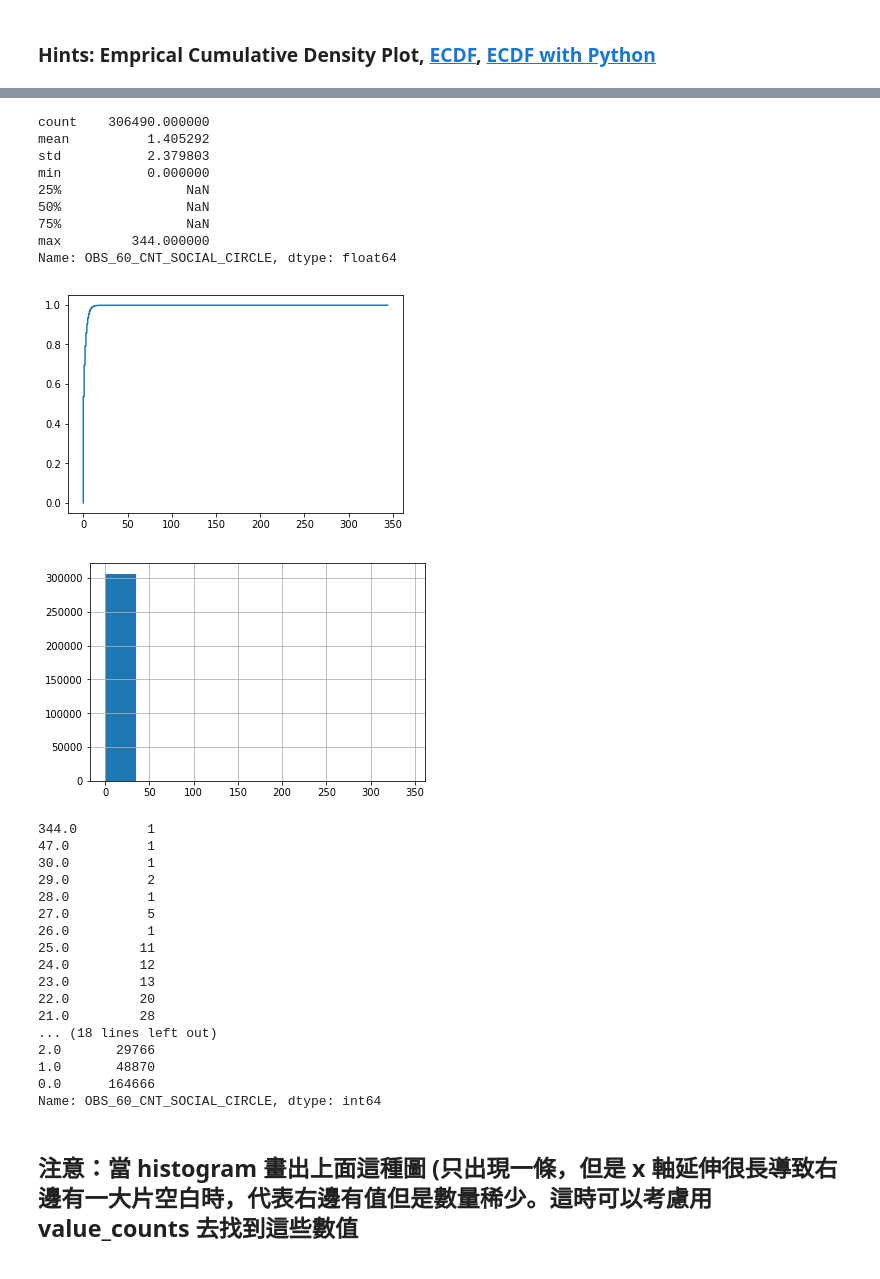
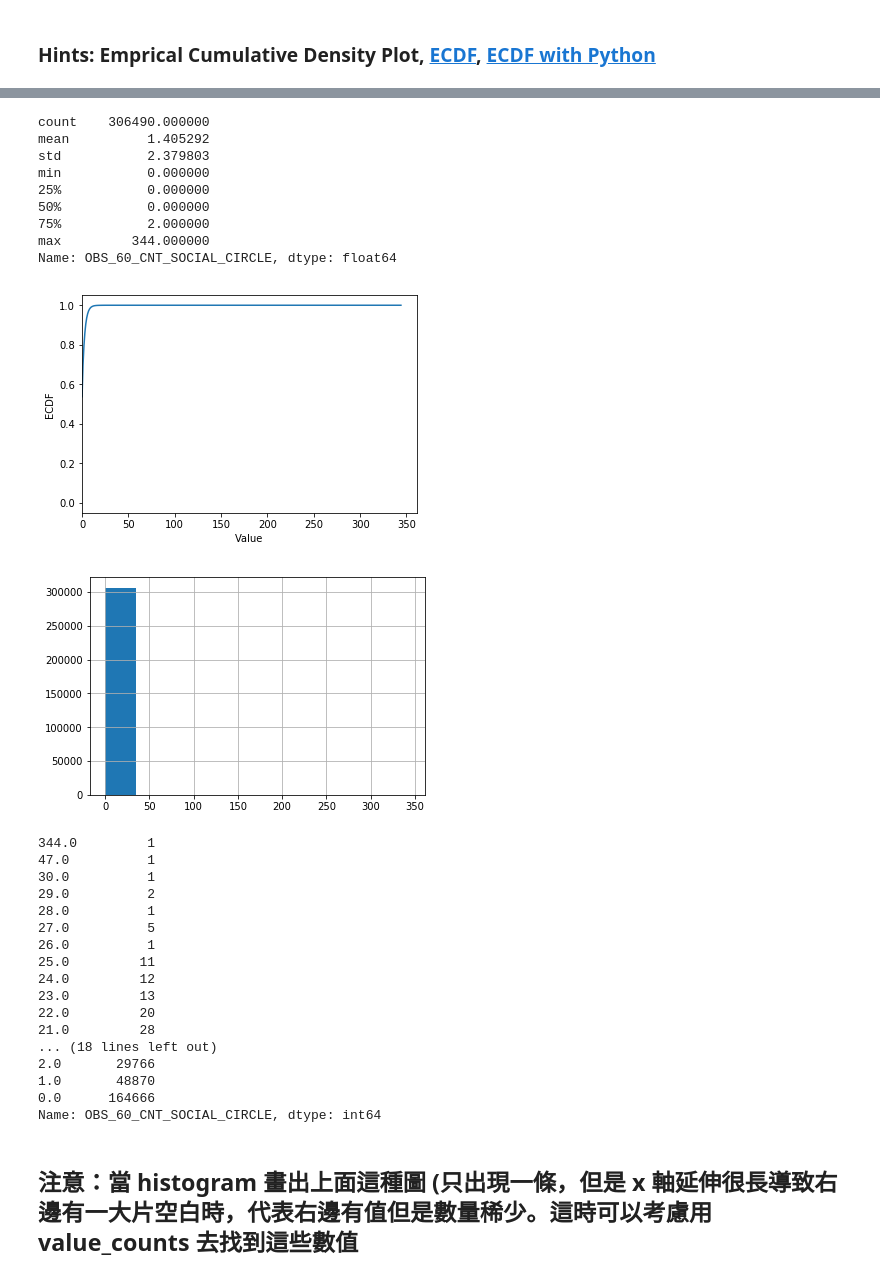
Before and after one commit to ching0819/2nd-ML100Days, a Jupyter notebook: homework/Day_006_HW.ipynb, the cells around one changed output, grey strips where cells are left out. Saved outputs shown, nothing was run; the diff lists cells and outputs as text; code cells hidden in the pictures.

```diff
--- a/homework/Day_006_HW.ipynb
+++ b/homework/Day_006_HW.ipynb
@@ -207,40 +238,31 @@ Name: REGION_POPULATION_RELATIVE, dtype: float64
 # %%
 # 最大值落在分布之外
 print(app_train['OBS_60_CNT_SOCIAL_CIRCLE'].describe())
 
 # 繪製 Empirical Cumulative Density Plot (ECDF)
-"""
-Your Code Here
-"""
-ecdf3 = ECDF(app_train['OBS_60_CNT_SOCIAL_CIRCLE'])
-plt.plot(ecdf3.x, ecdf3.y)
-plt.show()
-
-"""
-cdf =
-
-
+cdf = app_train.OBS_60_CNT_SOCIAL_CIRCLE.value_counts().sort_index().cumsum()
 plt.plot(list(cdf.index), cdf/cdf.max())
 plt.xlabel('Value')
 plt.ylabel('ECDF')
 plt.xlim([cdf.index.min() * 0.95, cdf.index.max() * 1.05])
 plt.ylim([-0.05,1.05]) # 限制顯示圖片的範圍
 plt.show()
-"""
+
 app_train['OBS_60_CNT_SOCIAL_CIRCLE'].hist()
 plt.show()
-print(app_train['OBS_60_CNT_SOCIAL_CIRCLE'].value_counts().sort_index(ascending = False))
+
+app_train['OBS_60_CNT_SOCIAL_CIRCLE'].value_counts().sort_index(ascending = False)
 # %% [output]
 count    306490.000000
 mean          1.405292
 std           2.379803
 min           0.000000
-25%                NaN
-50%                NaN
-75%                NaN
+25%           0.000000
+50%           0.000000
+75%           2.000000
 max         344.000000
 Name: OBS_60_CNT_SOCIAL_CIRCLE, dtype: float64
-[figure, old version]
+[figure, new version]
 [figure]
 344.0         1
 47.0          1
```
Also changed, not shown: parts of 8 cells of this notebook.
